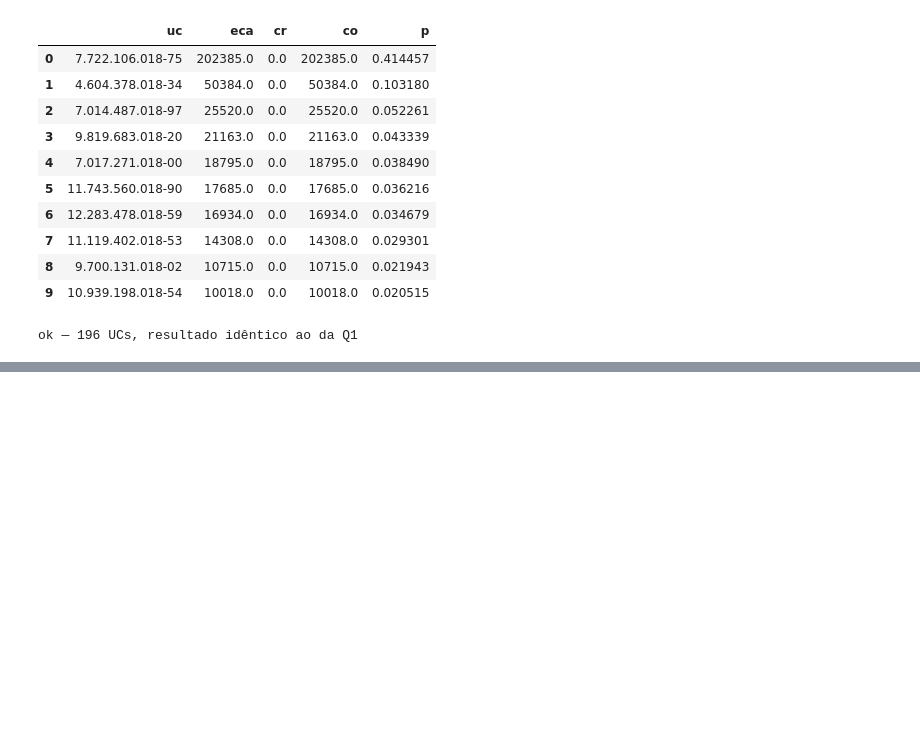
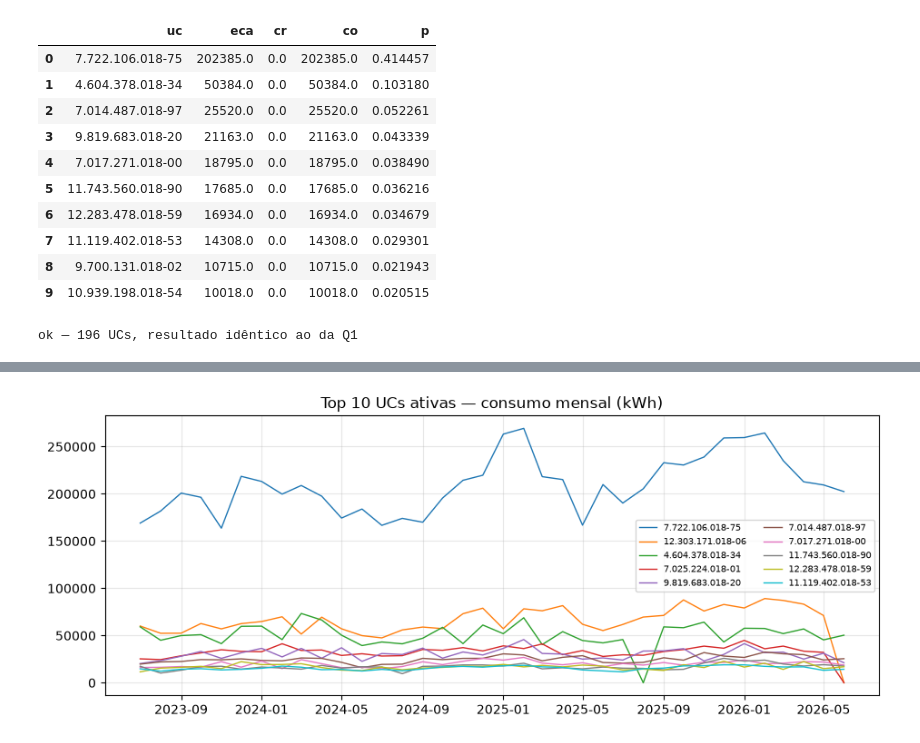
Before and after one commit to ricardomdcj/Pesquisador-em-Ciencia-de-Dados-PD-Inteligencia-Energetica-Bolsista-10072026, a Jupyter notebook: solucao.ipynb, the cells around one changed output, grey strips where cells are left out. Saved outputs shown, nothing was run; the diff lists cells and outputs as text; code cells hidden in the pictures; blank space fills up the shorter version.

Commit message:
Q3: previsao de consumo (top 10 UCs) e geracao da usina

```diff
--- a/solucao.ipynb
+++ b/solucao.ipynb
@@ -287,0 +301,4 @@ ok — 196 UCs, resultado idêntico ao da Q1
+# %%
+ativas = consumo[~consumo["cancelada"]]
+top10 = ativas.groupby("uc")["consumo_kwh"].sum().nlargest(10).index.tolist()
+top10
@@ -287,0 +316,18 @@ ok — 196 UCs, resultado idêntico ao da Q1
+# %%
+CORTE = pd.Timestamp("2026-05-01")
+VALID = pd.Timestamp("2026-06-01")
+
+
+def serie_uc(uc):
+    s = consumo.loc[consumo["uc"] == uc].set_index("mes")["consumo_modelagem"].asfreq("MS")
+    return s.interpolate(limit_direction="both")
+
+
+fig, ax = plt.subplots()
+for u in top10:
+    ax.plot(serie_uc(u), label=u, lw=1)
+ax.set_title("Top 10 UCs ativas — consumo mensal (kWh)")
+ax.legend(fontsize=7, ncol=2); ax.grid(alpha=0.3)
+plt.show()
+# %% [output]
+[figure, added]
```
Also changed, not shown: parts of 14 cells of this notebook.
